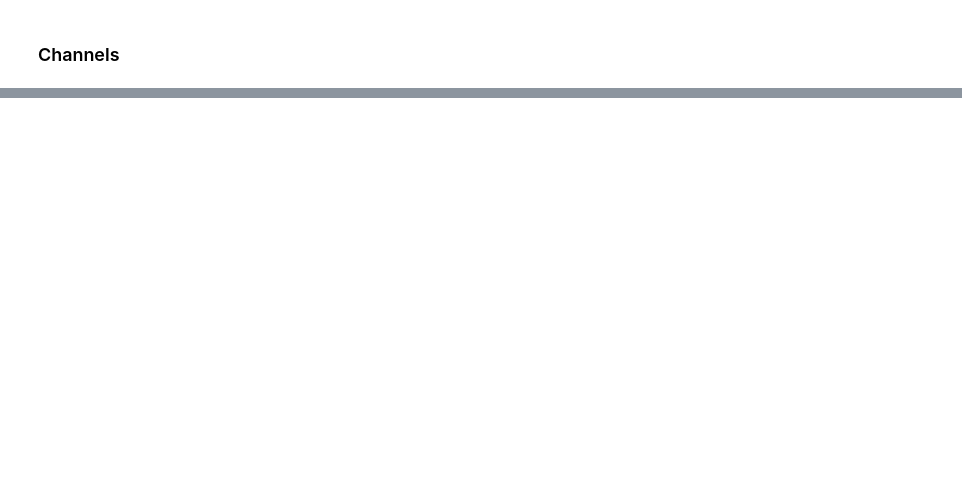
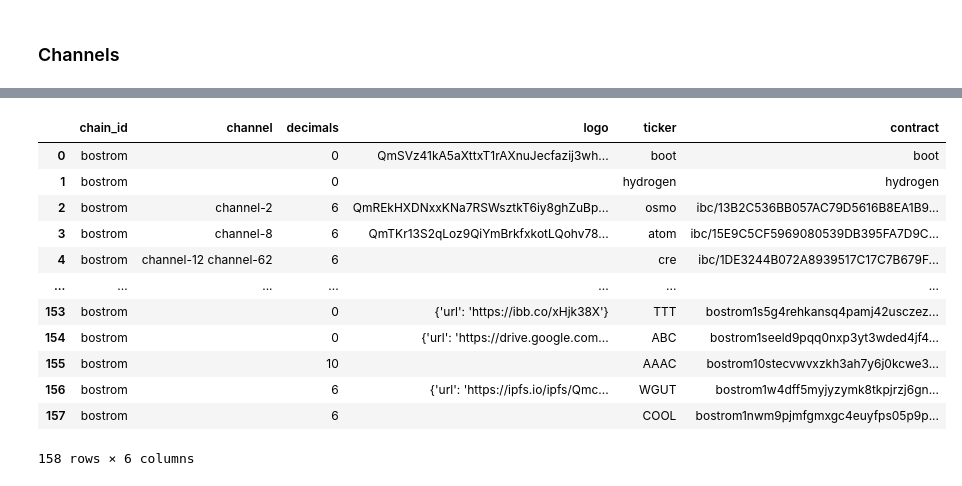
Before and after one commit to Snedashkovsky/cw-cyber-scripts, a Jupyter notebook: hub_generate_upload_data.ipynb, the cells around one changed output, grey strips where cells are left out. Saved outputs shown, nothing was run; the diff lists cells and outputs as text; code cells hidden in the pictures; blank space fills up the shorter version.

```diff
--- a/hub_generate_upload_data.ipynb
+++ b/hub_generate_upload_data.ipynb
@@ -237,0 +333,36 @@ channels_df
+# %%
+coins_supply_json = get_json_from_bash_query(bash_command=f'cyber query bank total -o=json --node={NODE_RPC_URL}')['supply']
+coins_df = pd.DataFrame(coins_supply_json)
+coins_df = coins_df.rename(columns={'denom': 'contract', 'amount': 'supply'})
+# %%
+coins_df['base_denom'] = coins_df['contract'].map(lambda denom: get_json_from_bash_query(
+    bash_command=f'cyber query ibc-transfer denom-trace {denom[4:]} -o=json --node={NODE_RPC_URL}')['denom_trace']['base_denom'] if denom[:4]=='ibc/' else denom)
+# %%
+coins_df['path'] = coins_df['contract'].map(lambda denom: get_json_from_bash_query(
+    bash_command=f'cyber query ibc-transfer denom-trace {denom[4:]} -o=json --node={NODE_RPC_URL}')['denom_trace']['path'] if denom[:4]=='ibc/' else None)
+# %%
+def get_decimals(base_denom: str) -> str:
+    if base_denom[:4] =='pool':
+        return '0'
+    if base_denom in COINS_DECIMALS.keys():
+        return COINS_DECIMALS[base_denom]
+    return ''
+
+def get_ticker(base_denom: str) -> str:
+    if base_denom[:4] =='pool':
+        return 'pool'
+    if base_denom in COINS_TICKER.keys():
+        return COINS_TICKER[base_denom]
+    return base_denom
+
+def get_logo(ticker: str) -> str:
+    try:
+        return add_file_to_ipfs(file_path=f'img/logo/tokens/{ticker}.png')
+    except FileNotFoundError:
+        return ''
+
+coins_df['channel'] = coins_df['path'].map(lambda x: '' if x is None else ' '.join(x.replace('/', '').split('transfer')[1:]))
+coins_df['chain_id'] = 'bostrom'
+coins_df['decimals'] = coins_df['base_denom'].map(get_decimals)
+coins_df['ticker'] = coins_df['base_denom'].map(get_ticker)
+coins_df['logo'] = coins_df['ticker'].map(get_logo)
@@ -237,0 +389,21 @@ channels_df
+# %%
+tokens_df = pd.concat([
+    coins_df[['chain_id', 'channel', 'decimals', 'logo', 'ticker', 'contract']],
+    cw20_tokens_df[['chain_id', 'channel', 'decimals', 'logo', 'ticker', 'contract']]
+])
+tokens_df = tokens_df.reset_index().drop(columns='index')
+tokens_df
+# %% [output]
+|  | chain_id | channel | decimals | logo | ticker | contract |
+| 0 | bostrom |  | 0 | QmSVz41kA5aXttxT1rAXnuJecfazij3wh... | boot | boot |
+| 1 | bostrom |  | 0 |  | hydrogen | hydrogen |
+| 2 | bostrom | channel-2 | 6 | QmREkHXDNxxKNa7RSWsztkT6iy8ghZuBp... | osmo | ibc/13B2C536BB057AC79D5616B8EA1B9... |
+| 3 | bostrom | channel-8 | 6 | QmTKr13S2qLoz9QiYmBrkfxkotLQohv78... | atom | ibc/15E9C5CF5969080539DB395FA7D9C... |
+| 4 | bostrom | channel-12 channel-62 | 6 |  | cre | ibc/1DE3244B072A8939517C17C7B679F... |
+| ... | ... | ... | ... | ... | ... | ... |
+| 153 | bostrom |  | 0 | {'url': 'https://ibb.co/xHjk38X'} | TTT | bostrom1s5g4rehkansq4pamj42usczez... |
+| 154 | bostrom |  | 0 | {'url': 'https://drive.google.com... | ABC | bostrom1seeld9pqq0nxp3yt3wded4jf4... |
+| 155 | bostrom |  | 10 |  | AAAC | bostrom10stecvwvxzkh3ah7y6j0kcwe3... |
+| 156 | bostrom |  | 6 | {'url': 'https://ipfs.io/ipfs/Qmc... | WGUT | bostrom1w4dff5myjyzymk8tkpjrzj6gn... |
+| 157 | bostrom |  | 6 |  | COOL | bostrom1nwm9pjmfgmxgc4euyfps05p9p... |
+158 rows × 6 columns
```
Also changed, not shown: parts of 14 cells of this notebook, 25 other files.
